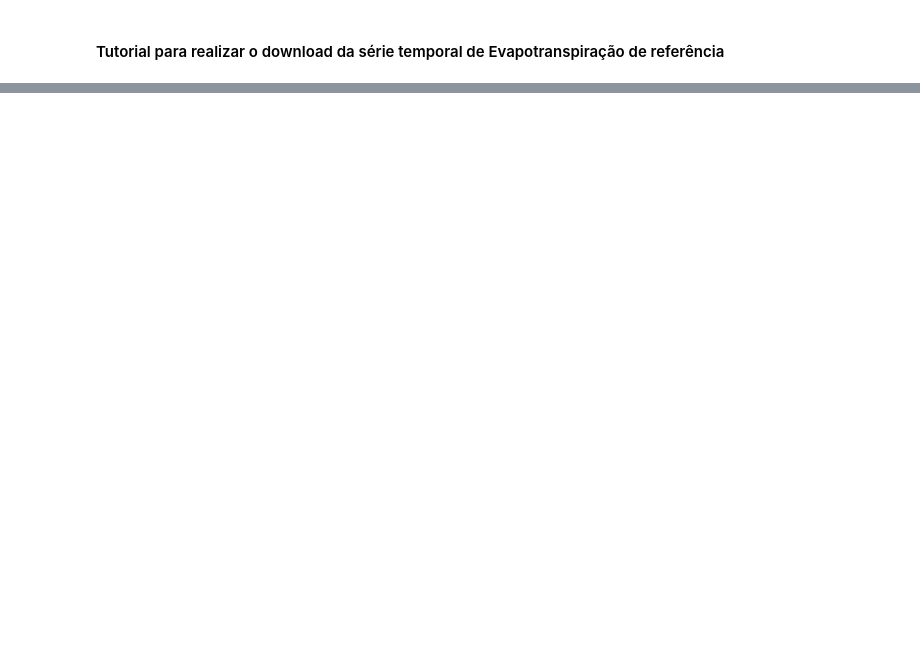
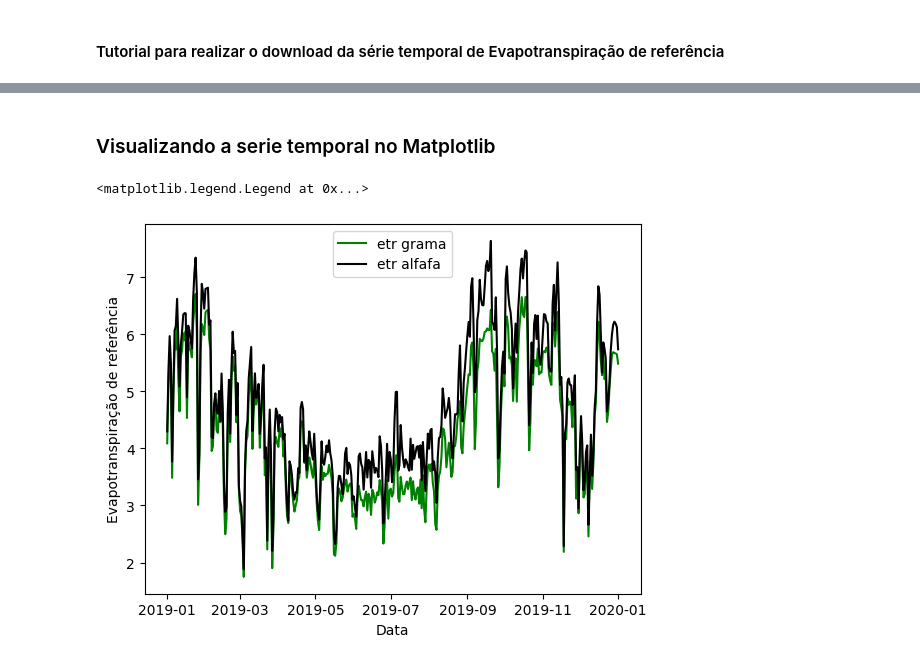
Before and after one commit to openet-brazil/etr_era5, a Jupyter notebook: example/baixando_series_temporais.ipynb, the cells around one changed output, grey strips where cells are left out. Drawn from its saved outputs; the diff is of its cells as text; code cells hidden in the pictures; blank space fills up the shorter version.

```diff
--- a/example/baixando_series_temporais.ipynb
+++ b/example/baixando_series_temporais.ipynb
@@ -44,0 +63,26 @@ def get_etr(date):
+# %%
+# Shapefile
+shp_file = r'C:\\Users\\hge2022\\OneDrive\\doutorado\\reunioes_ted\\geometria\\geometria_exemplo.shp'
+
+# Convertendo para objeto GEE (Feature Collection)
+geom = geemap.shp_to_ee(shp_file)
+
+# Função para transformar ImageCollection em uma tabela
+def get_region_df(info):
+    """Convert the output of getRegions to a pandas dataframe"""
+    col_dict = {}
+    info_dict = {}
+    for i, k in enumerate(info[0][4:]):
+        col_dict[k] = i+4
+        info_dict[k] = {}
+
+    for row in info[1:]:
+        date = datetime.datetime.utcfromtimestamp(row[3] / 1000.0).strftime('%Y-%m-%d')
+        for k, v in col_dict.items():
+            info_dict[k][date] = row[col_dict[k]]
+
+    return pd.DataFrame.from_dict(info_dict).sort_index()
+
+# Tabela
+df = get_region_df(etr_coll.getRegion(geom.geometry(), scale=10000).getInfo()).reset_index()
+df['date'] = pd.to_datetime(df['index'])
@@ -44,0 +98,16 @@ def get_etr(date):
+# %% [markdown]
+### Visualizando a serie temporal no Matplotlib
+# %%
+### Visualizando série de etr
+import matplotlib.pyplot as plt
+
+
+plt.plot(df['date'],df['eto24h'], color='green', label='etr grama')
+plt.plot(df['date'],df['etr24h'], color='black', label='etr alfafa')
+
+plt.ylabel("Evapotranspiração de referência")
+plt.xlabel("Data")
+plt.legend()
+# %% [output]
+<matplotlib.legend.Legend at 0x...>
+[figure, added]
```
Also changed, not shown: parts of 10 cells of this notebook.
